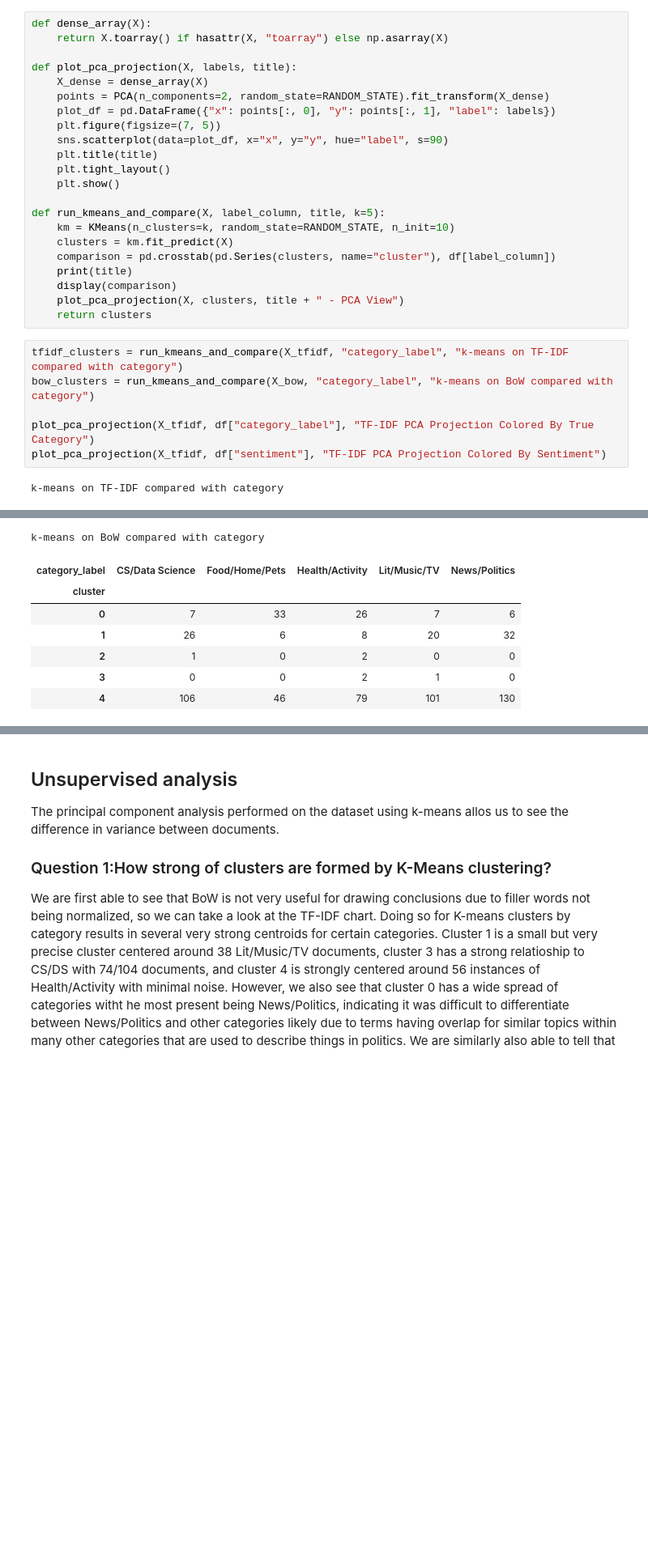
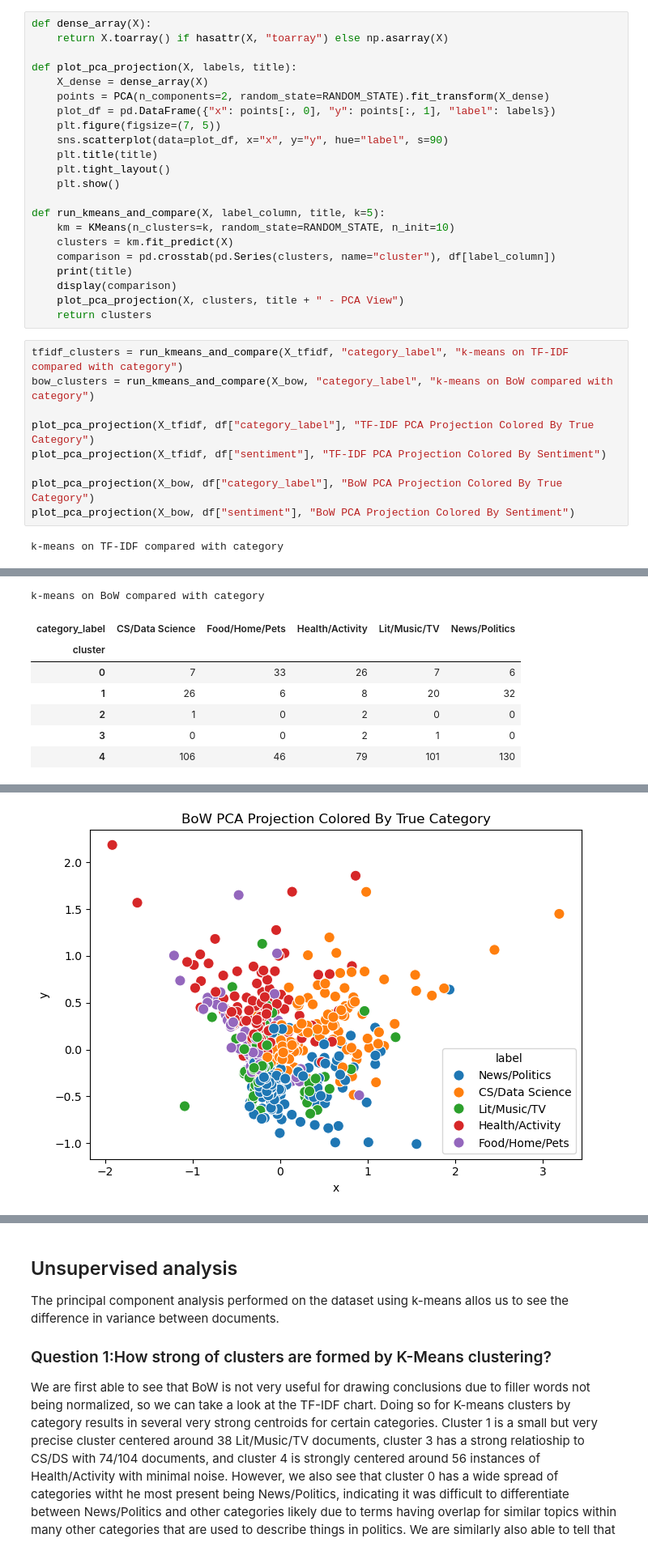
Before and after one commit to avamwilliams/105final, a Jupyter notebook: main.ipynb, the cells around one changed output, grey strips where cells are left out. Shown at 81% size. Cells and saved outputs as stored; diff of their text form; blank space fills up the shorter version.

```diff
--- a/main.ipynb
+++ b/main.ipynb
@@ -690,27 +702,31 @@ def run_kmeans_and_compare(X, label_column, title, k=5):
 # %%
 tfidf_clusters = run_kmeans_and_compare(X_tfidf, "category_label", "k-means on TF-IDF compared with category")
 bow_clusters = run_kmeans_and_compare(X_bow, "category_label", "k-means on BoW compared with category")
 
 plot_pca_projection(X_tfidf, df["category_label"], "TF-IDF PCA Projection Colored By True Category")
 plot_pca_projection(X_tfidf, df["sentiment"], "TF-IDF PCA Projection Colored By Sentiment")
+
+plot_pca_projection(X_bow, df["category_label"], "BoW PCA Projection Colored By True Category")
+plot_pca_projection(X_bow, df["sentiment"], "BoW PCA Projection Colored By Sentiment")
 # %% [output]
 k-means on TF-IDF compared with category
 | category_label | CS/Data Science | Food/Home/Pets | Health/Activity | Lit/Music/TV | News/Politics |
 | cluster |  |  |  |  |  |
 | 0 | 38 | 43 | 48 | 59 | 112 |
 | 1 | 3 | 0 | 1 | 38 | 10 |
 | 2 | 13 | 36 | 8 | 17 | 24 |
 | 3 | 74 | 3 | 4 | 6 | 17 |
 | 4 | 12 | 3 | 56 | 9 | 5 |
 [figure]
 k-means on BoW compared with category
 | category_label | CS/Data Science | Food/Home/Pets | Health/Activity | Lit/Music/TV | News/Politics |
 | cluster |  |  |  |  |  |
 | 0 | 7 | 33 | 26 | 7 | 6 |
 | 1 | 26 | 6 | 8 | 20 | 32 |
 | 2 | 1 | 0 | 2 | 0 | 0 |
 | 3 | 0 | 0 | 2 | 1 | 0 |
 | 4 | 106 | 46 | 79 | 101 | 130 |
 [figure]
 [figure]
 [figure]
+[figure, added]
```
Also changed, not shown: parts of 35 cells of this notebook, 1 other file.
